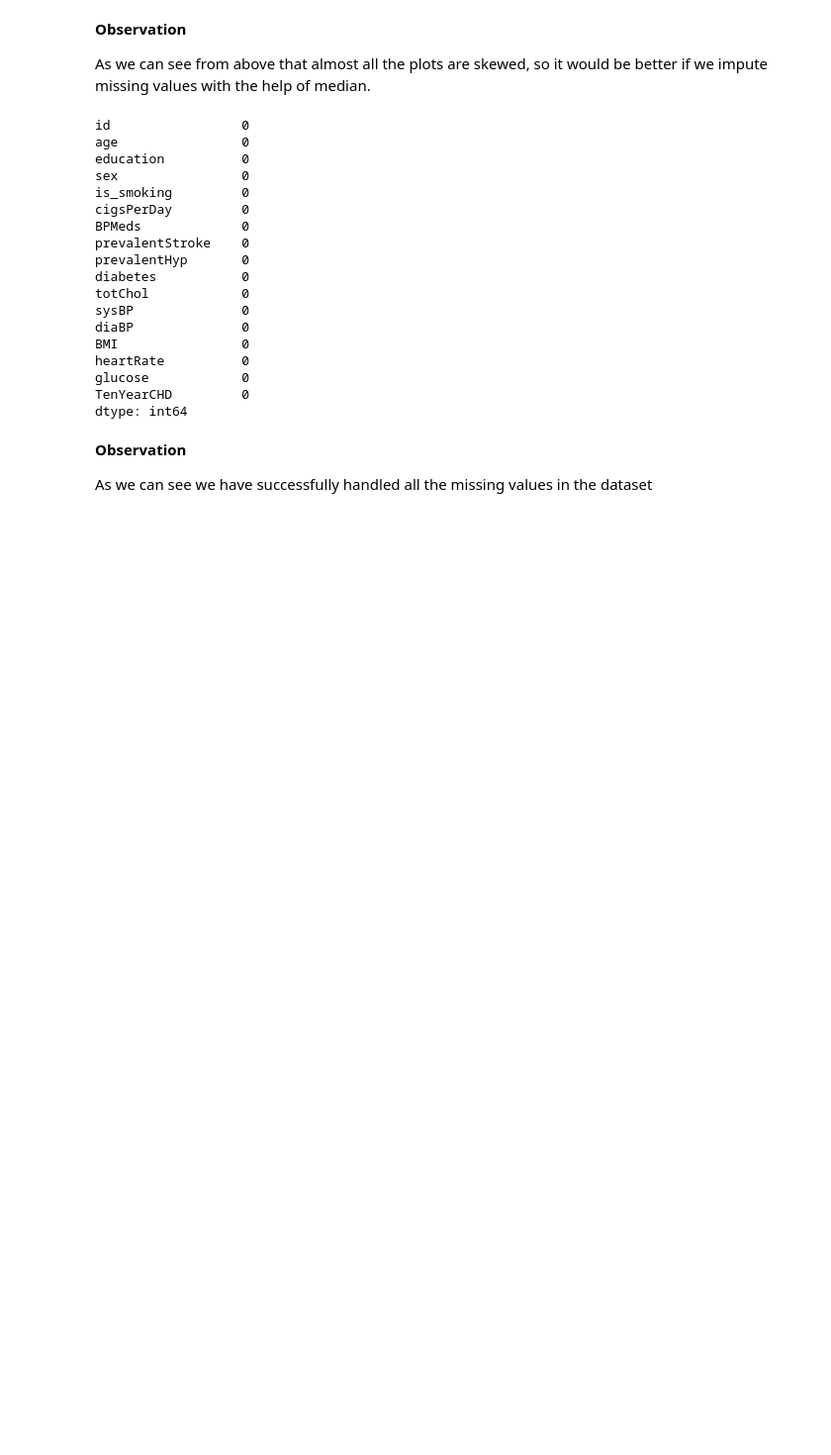
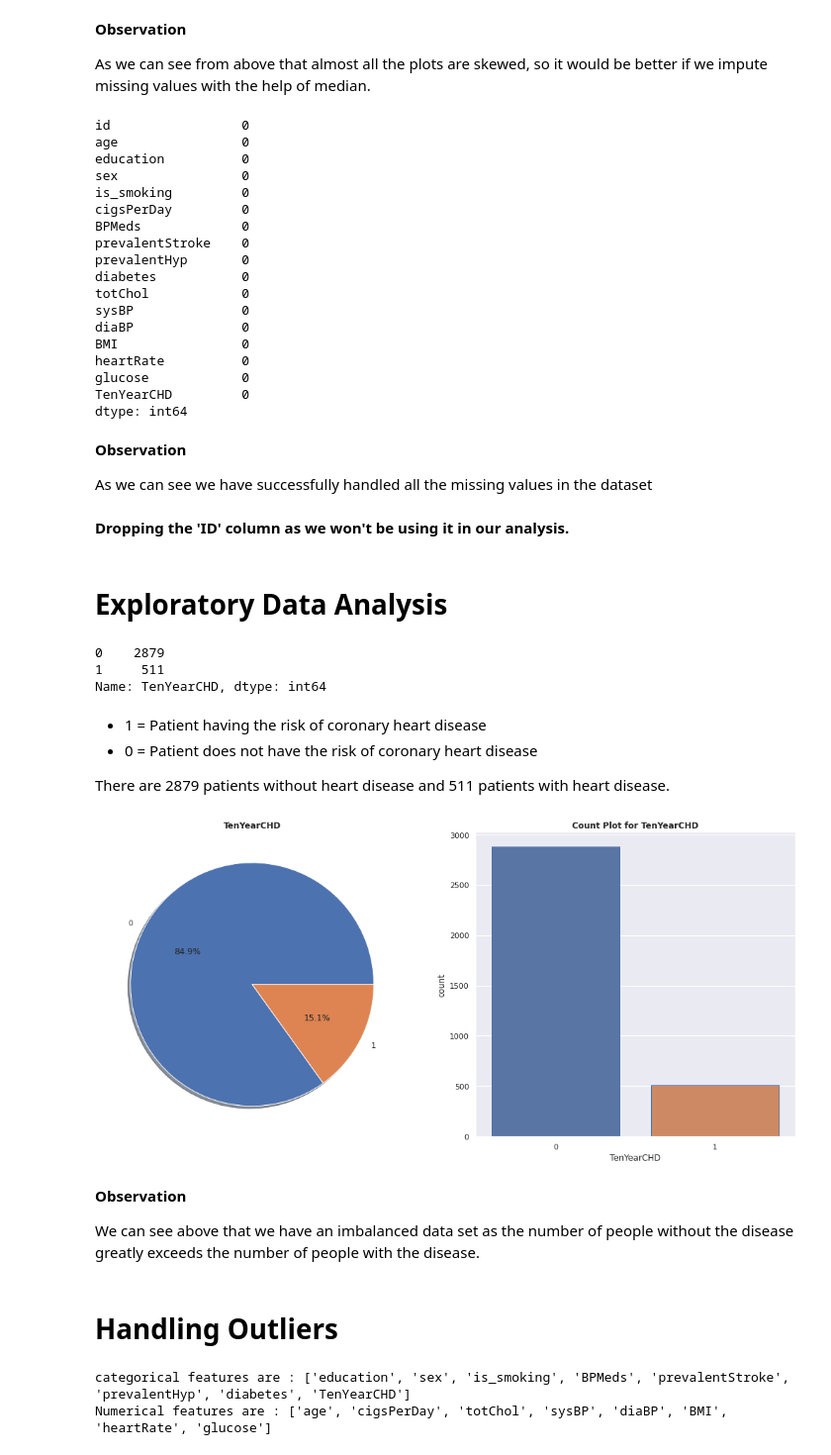
Before and after one commit to Amit-Singh-Rajput/Cardiovascular-Risk-Prediction, a Jupyter notebook: Cardiovascular_Risk_Prediction_Solution.ipynb, the cells around one changed output. Shown: that part at 99% size. Drawn from its saved outputs; the diff is of its cells as text; code cells hidden in the pictures; blank space fills up the shorter version.

```diff
--- a/Cardiovascular_Risk_Prediction_Solution.ipynb
+++ b/Cardiovascular_Risk_Prediction_Solution.ipynb
@@ -321,3 +321,49 @@ dtype: int64
 **Observation**
 
 As we can see we have successfully handled all the missing values in the dataset
+# %% [markdown]
+**Dropping the 'ID' column as we won't be using it in our analysis.**
+# %%
+#Dropping the 'ID' column
+df.drop(columns = ['id'], inplace = True)
+# %% [markdown]
+# **Exploratory Data Analysis**
+# %%
+# Checking the distribution of Target Variable/dependent variable
+df['TenYearCHD'].value_counts()
+# %% [output]
+0    2879
+1     511
+Name: TenYearCHD, dtype: int64
+# %% [markdown]
+- 1 = Patient having the risk of coronary heart disease
+- 0 = Patient does not have the risk of coronary heart disease
+
+There are 2879 patients without heart disease and 511 patients with heart disease.
+# %%
+#visualizing the Target variable
+fig,axes = plt.subplots(1,2, figsize = (18,8))
+df['TenYearCHD'].value_counts().plot.pie(autopct = '%1.1f%%', ax = axes[0], shadow = True)
+sns.countplot('TenYearCHD', data = df, ax = axes[1], edgecolor = 'b')
+axes[0].set_title('TenYearCHD', weight = 'bold')
+axes[0].set_ylabel('')
+axes[1].set_title('Count Plot for TenYearCHD', weight = 'bold')
+plt.show()
+# %% [output]
+[figure, added]
+# %% [markdown]
+**Observation**
+
+We can see above that we have an imbalanced data set as the number of people without the disease greatly exceeds the number of people with the disease.
+# %% [markdown]
+# **Handling Outliers**
+# %%
+#Creating variables containing 'Categorical' and 'Numerical' features
+Categorical_features = [i for i in df.columns if df[i].nunique() <= 4]
+Numerical_features = [i for i in df.columns if df[i].nunique() > 4 ]
+
+print(f'categorical features are : {Categorical_features}')
+print(f'Numerical features are : {Numerical_features}')
+# %% [output]
+categorical features are : ['education', 'sex', 'is_smoking', 'BPMeds', 'prevalentStroke', 'prevalentHyp', 'diabetes', 'TenYearCHD']
+Numerical features are : ['age', 'cigsPerDay', 'totChol', 'sysBP', 'diaBP', 'BMI', 'heartRate', 'glucose']
```
Also changed, not shown: parts of 6 cells of this notebook.
